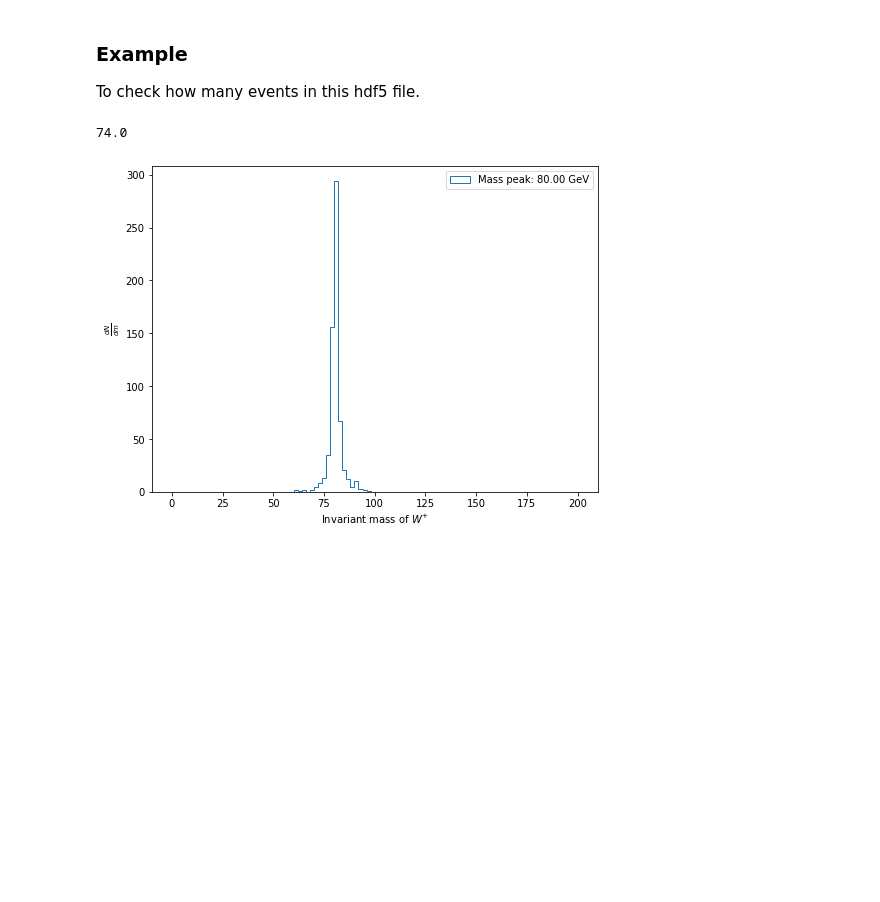
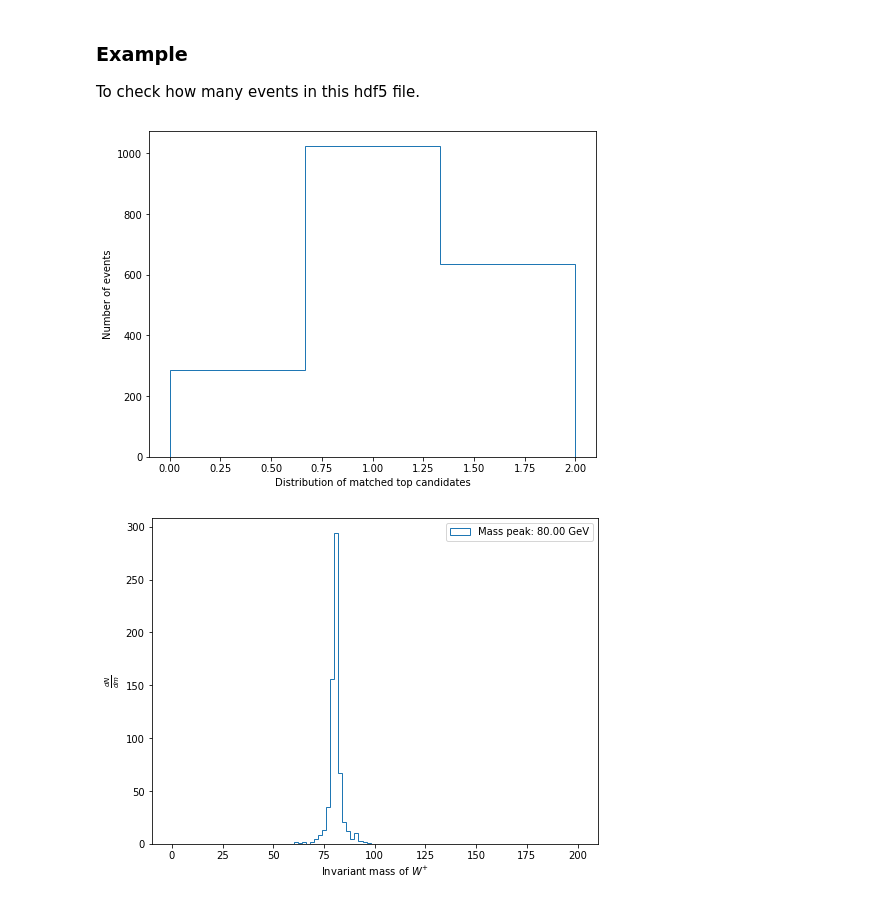
Before and after one commit to mfenton0/HEP-jet-assignment, a Jupyter notebook: analysis_script/demo/hdf5_read_demo.ipynb, the cells around one changed output. Saved outputs shown, nothing was run; the diff lists cells and outputs as text; code cells hidden in the pictures; blank space fills up the shorter version.

Commit message:
feat: add matched distribution

```diff
--- a/analysis_script/demo/hdf5_read_demo.ipynb
+++ b/analysis_script/demo/hdf5_read_demo.ipynb
@@ -53,7 +55,3 @@ N_match_top_in_event[0]
 # %% [markdown]
 ### Example
 To check how many events in this hdf5 file.
-# %%
-parton_pt[0][1]
-# %% [output]
-74.0
@@ -63,3 +58,11 @@ import matplotlib.pyplot as plt
+# %%
+plt.figure(figsize=(8,6))
+plt.hist(N_match_top_in_event, bins=3, histtype='step')
+plt.ylabel('Number of events')
+plt.xlabel('Distribution of matched top candidates')
+plt.show()
+# %% [output]
+[figure, added]
 # %%
 W_plus_inv = []
 W_minus_inv = []
```
Also changed, not shown: parts of 3 cells of this notebook.
